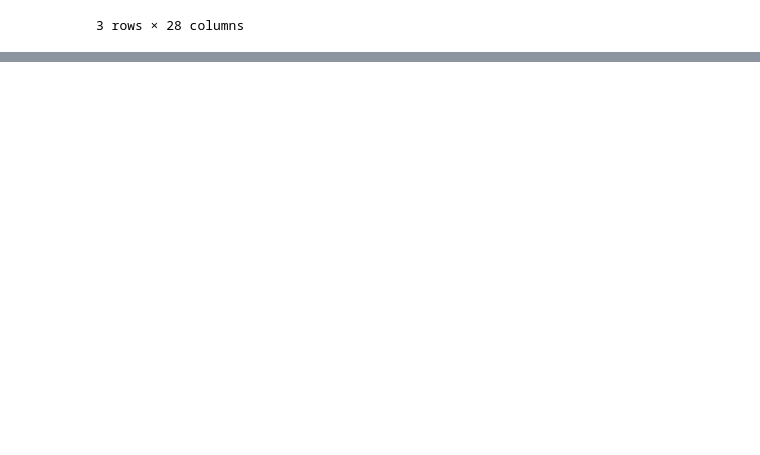
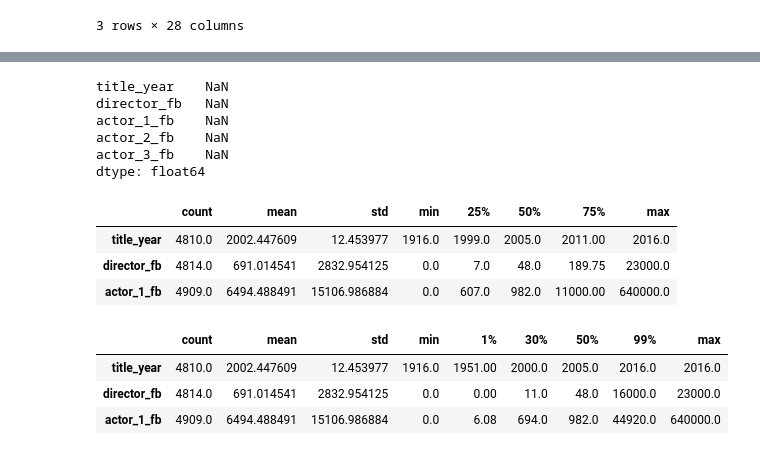
Before and after one commit to victorvianaom/Pandas-1.x-Cookbook, a Jupyter notebook: Essential DataFrame Operations 📚02.ipynb, the cells around one changed output, grey strips where cells are left out. Cells and saved outputs as stored; diff of their text form; code cells hidden in the pictures; blank space fills up the shorter version.

```diff
--- a/Essential DataFrame Operations 📚02.ipynb
+++ b/Essential DataFrame Operations 📚02.ipynb
@@ -263,0 +315,23 @@ movies[new_col_order].head(3)
+# %%
+movies.select_dtypes(include="number").min(skipna=False).head() ## with skipna=False, only numeric columns with missing values will calculate a result.
+# %% [output]
+title_year    NaN
+director_fb   NaN
+actor_1_fb    NaN
+actor_2_fb    NaN
+actor_3_fb    NaN
+dtype: float64
+# %%
+movies.describe().T.head(3)
+# %% [output]
+|  | count | mean | std | min | 25% | 50% | 75% | max |
+| title_year | 4810.0 | 2002.447609 | 12.453977 | 1916.0 | 1999.0 | 2005.0 | 2011.00 | 2016.0 |
+| director_fb | 4814.0 | 691.014541 | 2832.954125 | 0.0 | 7.0 | 48.0 | 189.75 | 23000.0 |
+| actor_1_fb | 4909.0 | 6494.488491 | 15106.986884 | 0.0 | 607.0 | 982.0 | 11000.00 | 640000.0 |
+# %%
+movies.describe(percentiles=[0.01, 0.3, 0.99]).T.head(3) ## using the 'percentiles' paramenter
+# %% [output]
+|  | count | mean | std | min | 1% | 30% | 50% | 99% | max |
+| title_year | 4810.0 | 2002.447609 | 12.453977 | 1916.0 | 1951.00 | 2000.0 | 2005.0 | 2016.0 | 2016.0 |
+| director_fb | 4814.0 | 691.014541 | 2832.954125 | 0.0 | 0.00 | 11.0 | 48.0 | 16000.0 | 23000.0 |
+| actor_1_fb | 4909.0 | 6494.488491 | 15106.986884 | 0.0 | 6.08 | 694.0 | 982.0 | 44920.0 | 640000.0 |
```
Also changed, not shown: parts of 18 cells of this notebook.
